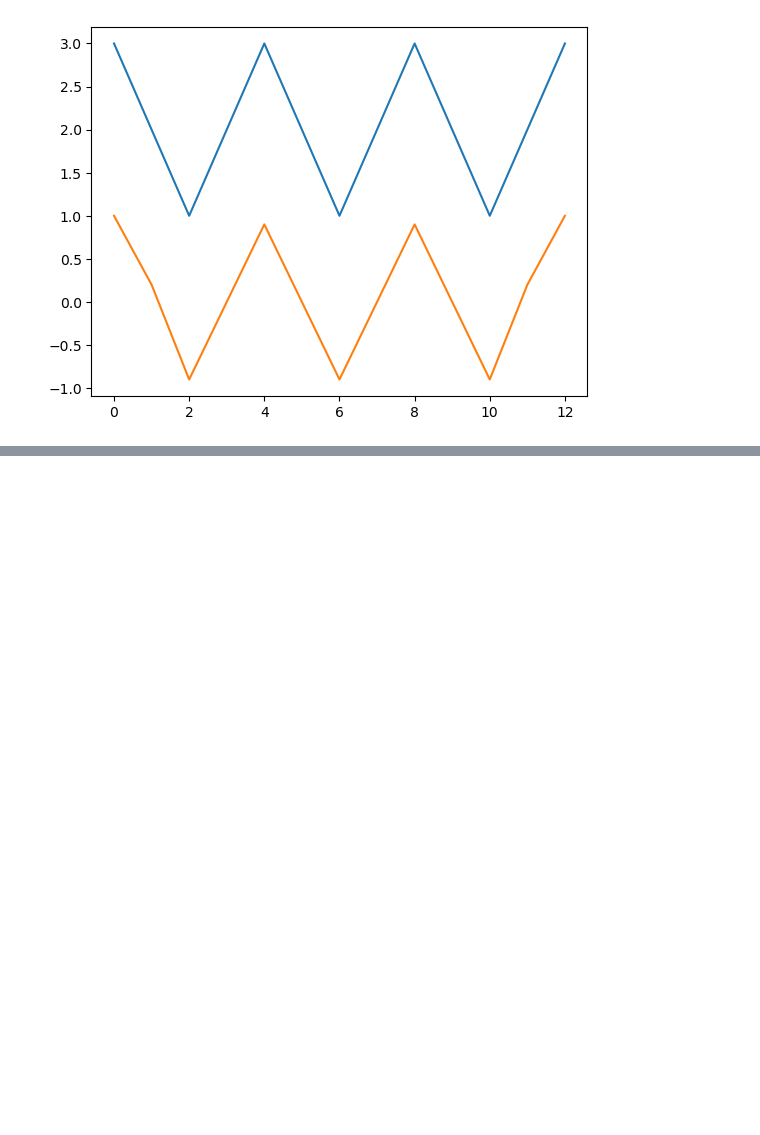
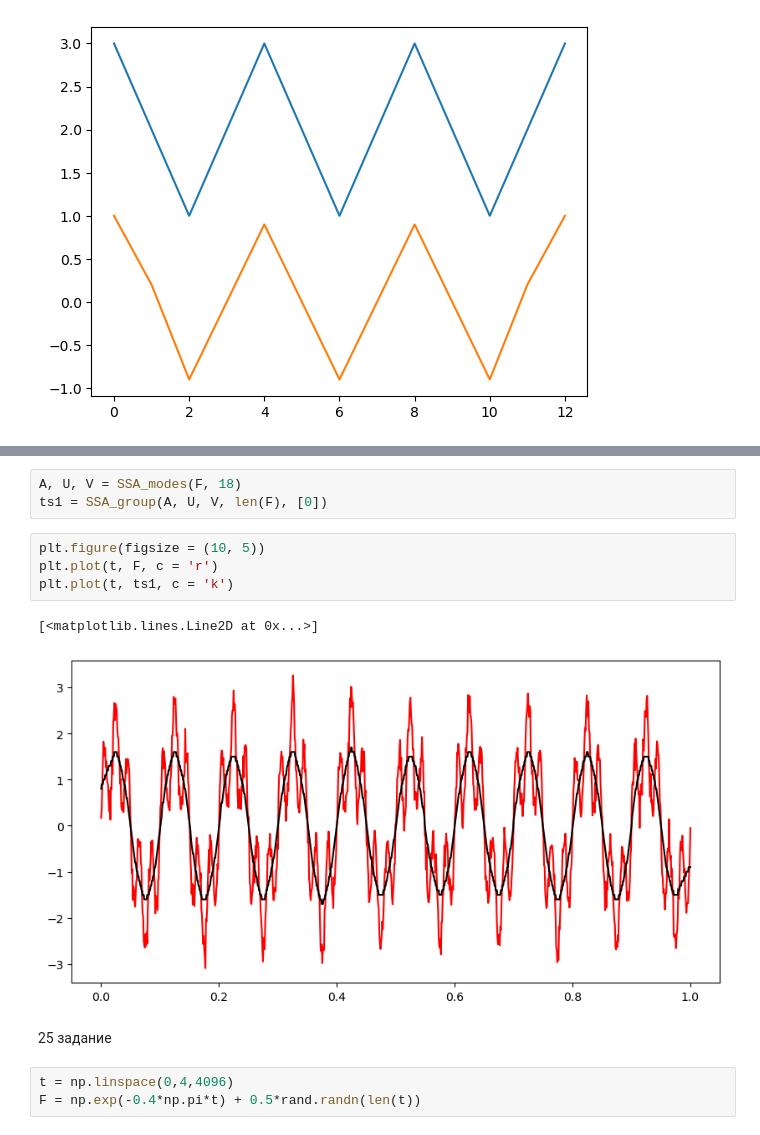
Before and after one commit to sympathhy/Vremennyi, a Jupyter notebook: lab6.ipynb, the cells around one changed output, grey strips where cells are left out. Cells and saved outputs as stored; diff of their text form; blank space fills up the shorter version.

```diff
--- a/lab6.ipynb
+++ b/lab6.ipynb
@@ -151,0 +157,15 @@ print(ts1)
+# %%
+A, U, V = SSA_modes(F, 18)
+ts1 = SSA_group(A, U, V, len(F), [0])
+# %%
+plt.figure(figsize = (10, 5))
+plt.plot(t, F, c = 'r')
+plt.plot(t, ts1, c = 'k')
+# %% [output]
+[<matplotlib.lines.Line2D at 0x...>]
+[figure, added]
+# %% [markdown]
+25 задание
+# %%
+t = np.linspace(0,4,4096)
+F = np.exp(-0.4*np.pi*t) + 0.5*rand.randn(len(t))
```
Also changed, not shown: parts of 16 cells of this notebook.
